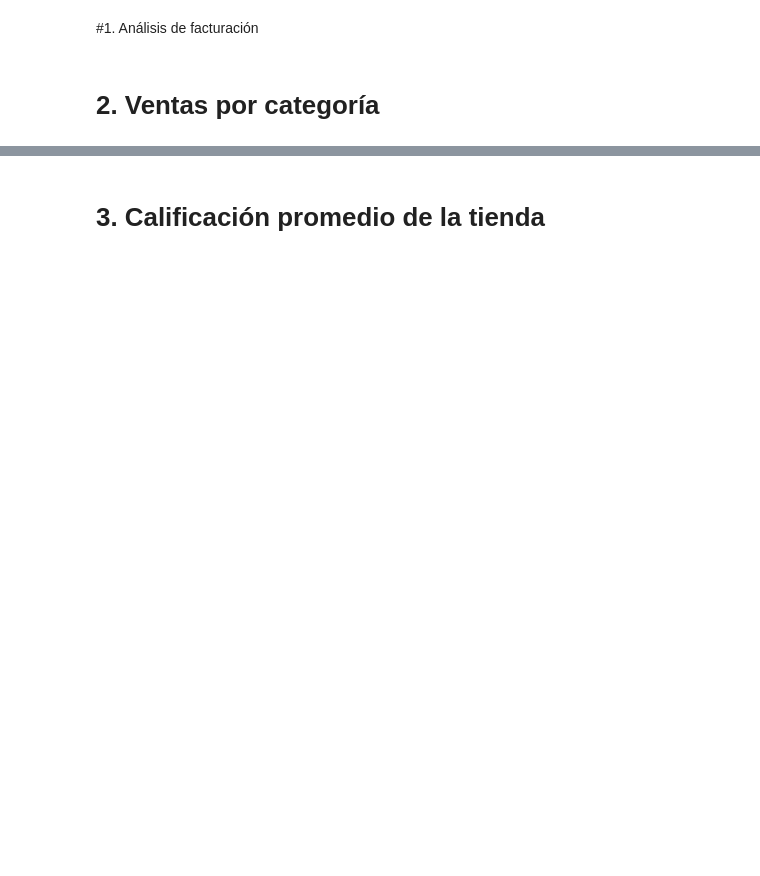
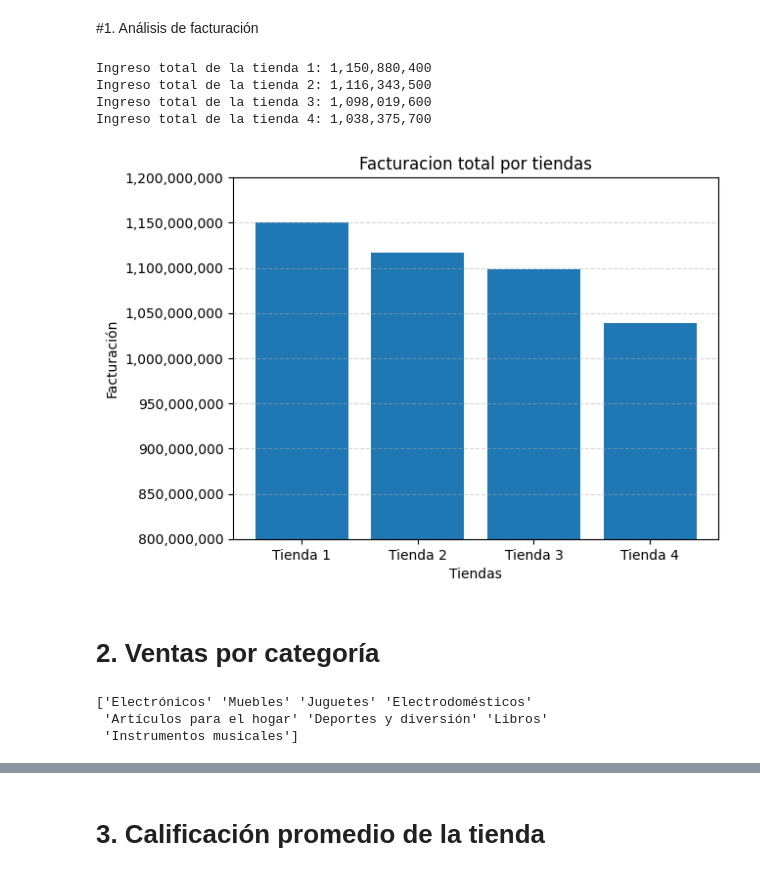
Before and after one commit to SandroEsteban/challenge-alura-store, a Jupyter notebook: AluraStoreLatam.ipynb, the cells around one changed output, grey strips where cells are left out. Cells and saved outputs as stored; diff of their text form; code cells hidden in the pictures; blank space fills up the shorter version.

Commit message:
Actualización challenge alura

```diff
--- a/AluraStoreLatam.ipynb
+++ b/AluraStoreLatam.ipynb
@@ -5,17 +5,17 @@
 # %%
 import pandas as pd
 
-url = "https://raw.githubusercontent.com/alura-es-cursos/challenge1-data-science-latam/refs/heads/main/base-de-datos-challenge1-latam/tienda_1%20.csv"
+url1 = "https://raw.githubusercontent.com/alura-es-cursos/challenge1-data-science-latam/refs/heads/main/base-de-datos-challenge1-latam/tienda_1%20.csv"
 url2 = "https://raw.githubusercontent.com/alura-es-cursos/challenge1-data-science-latam/refs/heads/main/base-de-datos-challenge1-latam/tienda_2.csv"
 url3 = "https://raw.githubusercontent.com/alura-es-cursos/challenge1-data-science-latam/refs/heads/main/base-de-datos-challenge1-latam/tienda_3.csv"
 url4 = "https://raw.githubusercontent.com/alura-es-cursos/challenge1-data-science-latam/refs/heads/main/base-de-datos-challenge1-latam/tienda_4.csv"
 
-tienda = pd.read_csv(url)
+tienda1 = pd.read_csv(url1)
 tienda2 = pd.read_csv(url2)
 tienda3 = pd.read_csv(url3)
 tienda4 = pd.read_csv(url4)
 
-tienda.head()
+tienda1.head()
 # %% [output]
 |  | Producto | Categoría del Producto | Precio | Costo de envío | Fecha de Compra | Vendedor | Lugar de Compra | ... |
 | 0 | Asistente virtual | Electrónicos | 164300.0 | 6900.0 | 16/01/2021 | Pedro Gomez | Bogotá | ... |
@@ -25,5 +25,46 @@ tienda.head()
 | 4 | Silla de oficina | Muebles | 335200.0 | 20200.0 | 07/11/2020 | Maria Alfonso | Medellín | ... |
 # %% [markdown]
 #1. Análisis de facturación
+# %%
+import matplotlib.pyplot as plt
+import matplotlib.ticker as mticker
+
+suma_tienda1 = tienda1['Precio'].sum()
+suma_tienda2 = tienda2['Precio'].sum()
+suma_tienda3 = tienda3['Precio'].sum()
+suma_tienda4 = tienda4['Precio'].sum()
+
+
+print(f"Ingreso total de la tienda 1: {suma_tienda1:,.0f}")
+print(f"Ingreso total de la tienda 2: {suma_tienda2:,.0f}")
+print(f"Ingreso total de la tienda 3: {suma_tienda3:,.0f}")
+print(f"Ingreso total de la tienda 4: {suma_tienda4:,.0f}")
+# %% [output]
+Ingreso total de la tienda 1: 1,150,880,400
+Ingreso total de la tienda 2: 1,116,343,500
+Ingreso total de la tienda 3: 1,098,019,600
+Ingreso total de la tienda 4: 1,038,375,700
+# %%
+tiendas = ['Tienda 1', 'Tienda 2', 'Tienda 3', 'Tienda 4']
+ingresos_tiendas = [suma_tienda1, suma_tienda2, suma_tienda3, suma_tienda4]
+
+plt.bar(tiendas, ingresos_tiendas)
+plt.title('Facturacion total por tiendas')
+plt.xlabel('Tiendas')
+plt.ylabel('Facturación')
+plt.ylim(800000000, 1200000000)
+plt.grid(axis='y', linestyle='--', alpha=0.5)
+plt.gca().yaxis.set_major_formatter(mticker.StrMethodFormatter('{x:,.0f}'))
+
+plt.show()
+# %% [output]
+[figure, added]
 # %% [markdown]
 # 2. Ventas por categoría
+# %%
+categoria_tienda1 = tienda1['Categoría del Producto'].unique()
+print(categoria_tienda1)
+# %% [output]
+['Electrónicos' 'Muebles' 'Juguetes' 'Electrodomésticos'
+ 'Artículos para el hogar' 'Deportes y diversión' 'Libros'
+ 'Instrumentos musicales']
```
Also changed, not shown: parts of 12 cells of this notebook.
